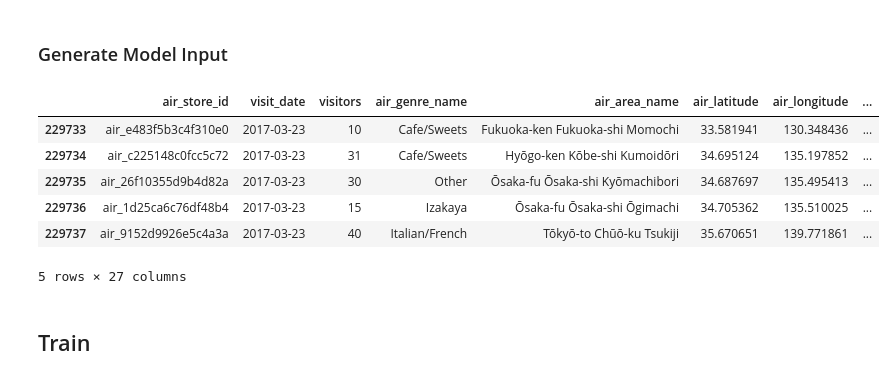
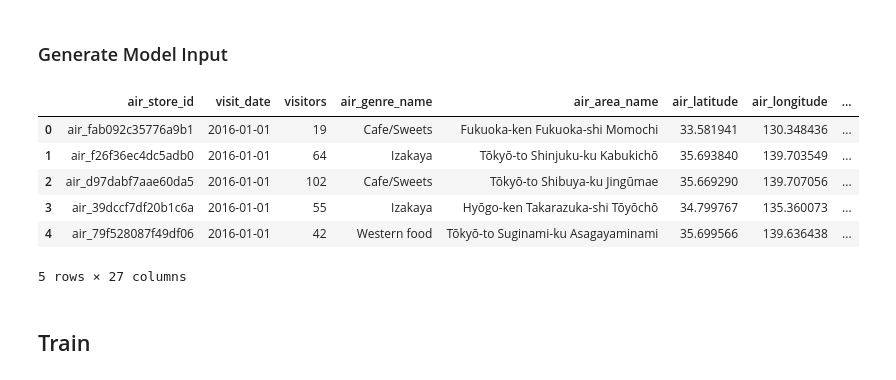
Before and after one commit to xiaochuan-du/ml_utils, a Jupyter notebook: proj/RRVF/model_yy.ipynb, the cells around one changed output. Cells and saved outputs as stored; diff of their text form; code cells hidden in the pictures.

```diff
--- a/proj/RRVF/model_yy.ipynb
+++ b/proj/RRVF/model_yy.ipynb
@@ -187,7 +227,7 @@ trn.head()
 # %% [markdown]
 ### Generate Model Input
 # %%
-trn_raw = pd.read_csv('./result/trn_features.csv')
+trn_raw = pd.read_csv('./result/trn_features_2.csv')
 trn_raw.drop(columns=['Unnamed: 0'], inplace=True)
 feas=genModelFeas(trn_raw)
 input_map = feas['x_map']
@@ -208,14 +248,14 @@ data_train = sort_data.iloc[:s_i].append(sort_data[e_i:])
 data_valid.to_csv('./result/valid_feas.csv')
 data_train.to_csv('./result/train_feas.csv')
 # %%
-data_trn.head()
+data_train.head()
 # %% [output]
 |  | air_store_id | visit_date | visitors | air_genre_name | air_area_name | air_latitude | air_longitude | ... |
-| 229733 | air_e483f5b3c4f310e0 | 2017-03-23 | 10 | Cafe/Sweets | Fukuoka-ken Fukuoka-shi Momochi | 33.581941 | 130.348436 | ... |
-| 229734 | air_c225148c0fcc5c72 | 2017-03-23 | 31 | Cafe/Sweets | Hyōgo-ken Kōbe-shi Kumoidōri | 34.695124 | 135.197852 | ... |
-| 229735 | air_26f10355d9b4d82a | 2017-03-23 | 30 | Other | Ōsaka-fu Ōsaka-shi Kyōmachibori | 34.687697 | 135.495413 | ... |
-| 229736 | air_1d25ca6c76df48b4 | 2017-03-23 | 15 | Izakaya | Ōsaka-fu Ōsaka-shi Ōgimachi | 34.705362 | 135.510025 | ... |
-| 229737 | air_9152d9926e5c4a3a | 2017-03-23 | 40 | Italian/French | Tōkyō-to Chūō-ku Tsukiji | 35.670651 | 139.771861 | ... |
+| 0 | air_fab092c35776a9b1 | 2016-01-01 | 19 | Cafe/Sweets | Fukuoka-ken Fukuoka-shi Momochi | 33.581941 | 130.348436 | ... |
+| 1 | air_f26f36ec4dc5adb0 | 2016-01-01 | 64 | Izakaya | Tōkyō-to Shinjuku-ku Kabukichō | 35.693840 | 139.703549 | ... |
+| 2 | air_d97dabf7aae60da5 | 2016-01-01 | 102 | Cafe/Sweets | Tōkyō-to Shibuya-ku Jingūmae | 35.669290 | 139.707056 | ... |
+| 3 | air_39dccf7df20b1c6a | 2016-01-01 | 55 | Izakaya | Hyōgo-ken Takarazuka-shi Tōyōchō | 34.799767 | 135.360073 | ... |
+| 4 | air_79f528087f49df06 | 2016-01-01 | 42 | Western food | Tōkyō-to Suginami-ku Asagayaminami | 35.699566 | 139.636438 | ... |
 5 rows × 27 columns
 # %% [markdown]
 ## Train
```
Also changed, not shown: parts of 18 cells of this notebook.
